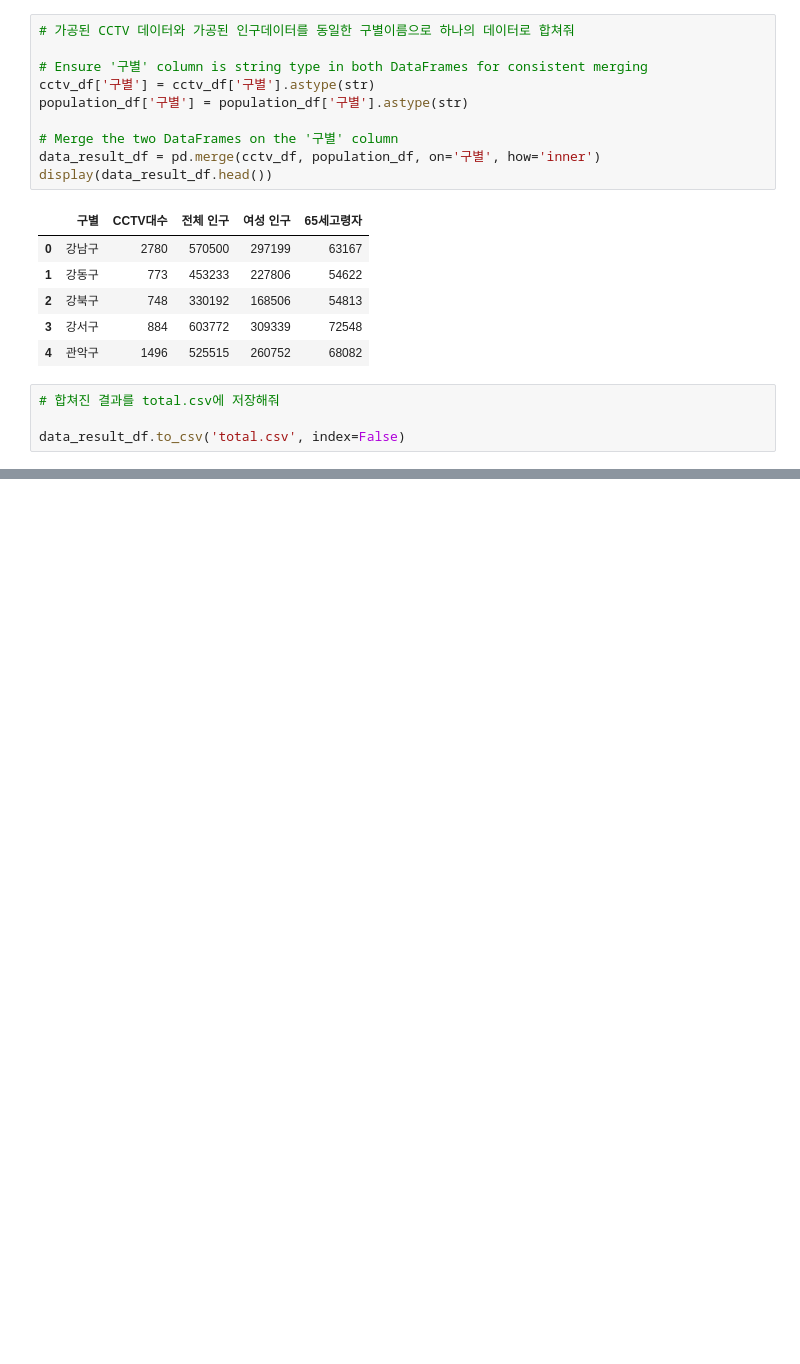
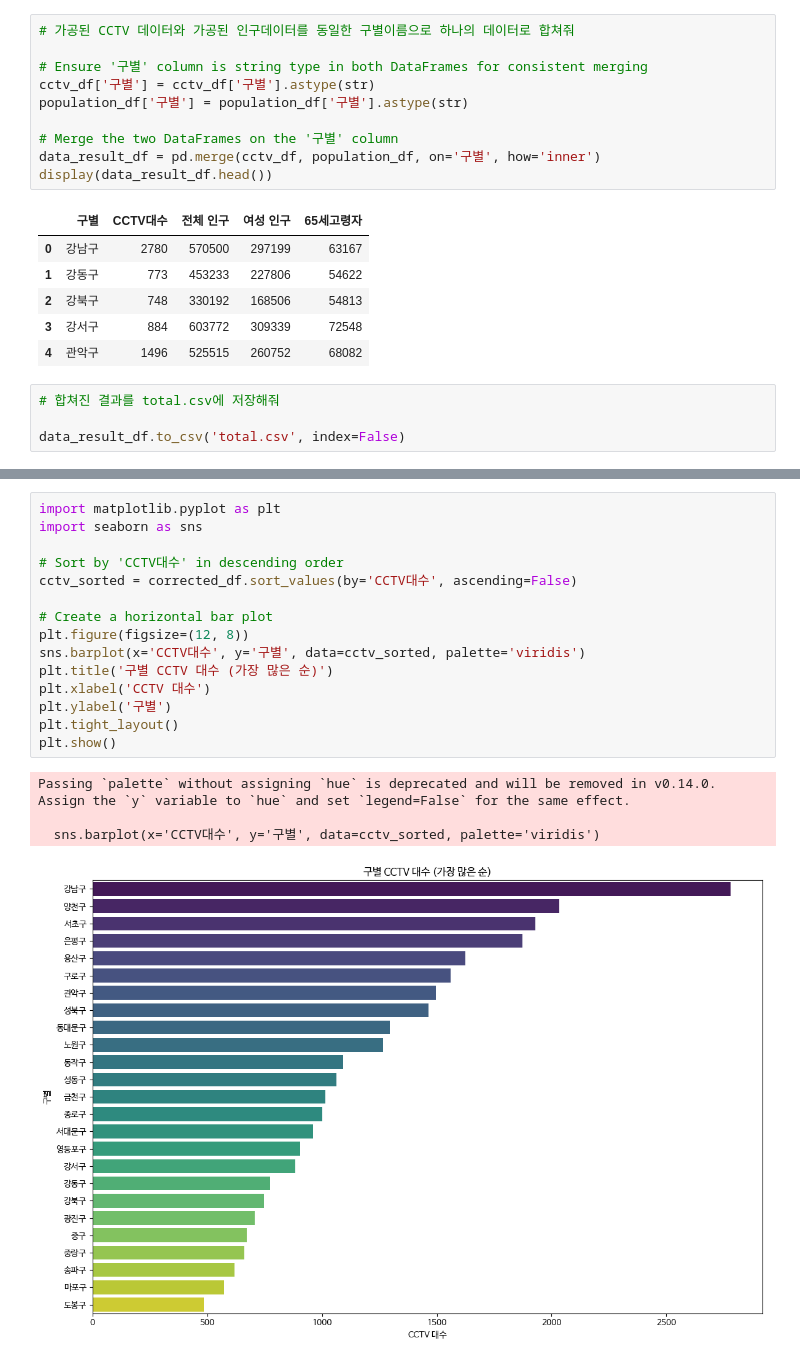
Before and after one commit to venture21/autoML_202511, a Jupyter notebook: CCTV와인구관계분석.ipynb, the cells around one changed output, grey strips where cells are left out. Drawn from its saved outputs; the diff is of its cells as text; blank space fills up the shorter version.

```diff
--- a/CCTV와인구관계분석.ipynb
+++ b/CCTV와인구관계분석.ipynb
@@ -177,0 +294,20 @@ data_result_df.to_csv('total.csv', index=False)
+# %%
+import matplotlib.pyplot as plt
+import seaborn as sns
+
+# Sort by 'CCTV대수' in descending order
+cctv_sorted = corrected_df.sort_values(by='CCTV대수', ascending=False)
+
+# Create a horizontal bar plot
+plt.figure(figsize=(12, 8))
+sns.barplot(x='CCTV대수', y='구별', data=cctv_sorted, palette='viridis')
+plt.title('구별 CCTV 대수 (가장 많은 순)')
+plt.xlabel('CCTV 대수')
+plt.ylabel('구별')
+plt.tight_layout()
+plt.show()
+# %% [output]
+Passing `palette` without assigning `hue` is deprecated and will be removed in v0.14.0. Assign the `y` variable to `hue` and set `legend=False` for the same effect.
+
+  sns.barplot(x='CCTV대수', y='구별', data=cctv_sorted, palette='viridis')
+[figure, added]
```
Also changed, not shown: parts of 6 cells of this notebook.
